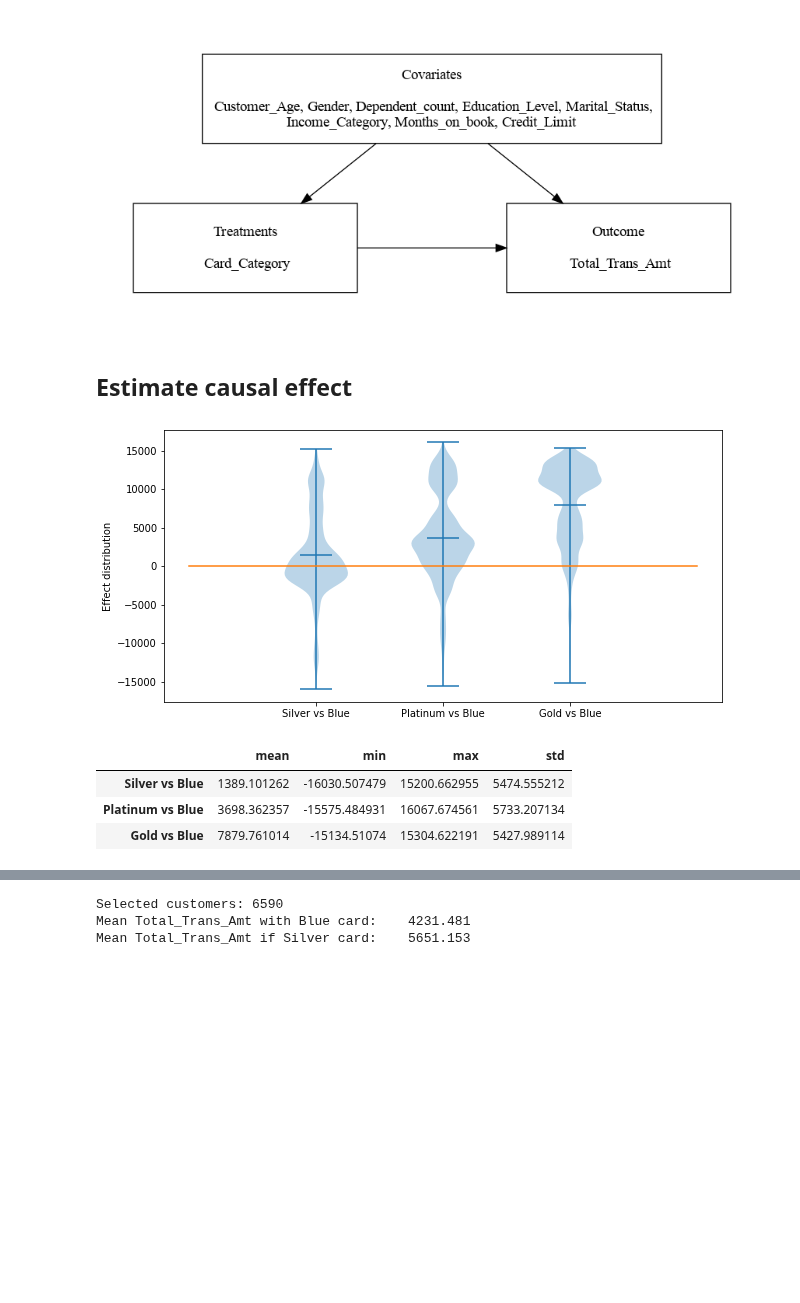
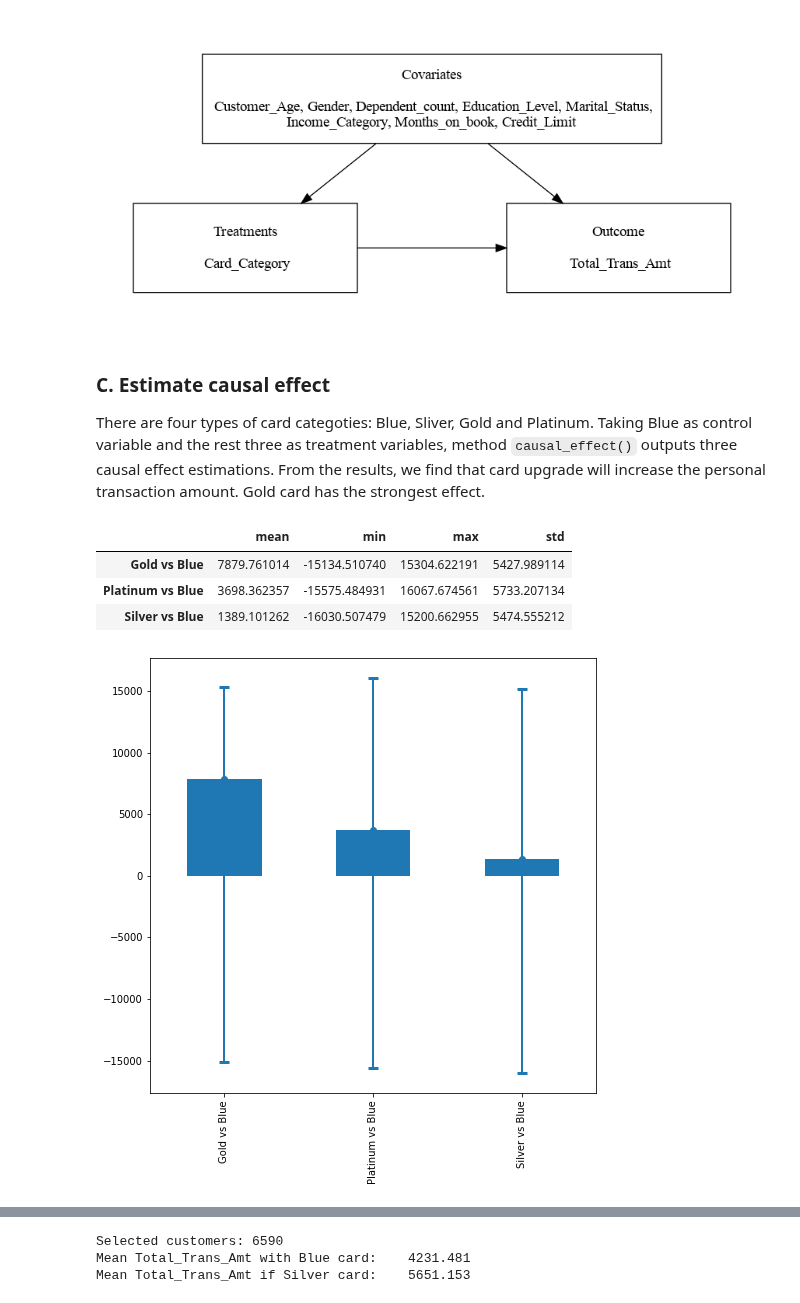
Before and after one commit to DataCanvasIO/YLearn, a Jupyter notebook: example_usages/case_study_bank.ipynb, the cells around one changed output, grey strips where cells are left out. Saved outputs shown, nothing was run; the diff lists cells and outputs as text; code cells hidden in the pictures; blank space fills up the shorter version.

```diff
--- a/example_usages/case_study_bank.ipynb
+++ b/example_usages/case_study_bank.ipynb
@@ -105,24 +116,26 @@ why.plot_causal_graph()
 # %% [output]
 [figure]
 # %% [markdown]
-## Estimate causal effect
+### C. Estimate causal effect
+
+There are four types of card categoties: Blue, Sliver, Gold and Platinum. Taking Blue as control variable and the rest three as treatment variables, method `causal_effect()` outputs three causal effect estimations.  From the results, we find that card upgrade will increase the personal transaction amount. Gold card has the strongest effect.
 # %%
-effect=why.causal_effect(control='Blue',return_detail=True)
-effect=effect.loc['Card_Category'].sort_values(by='mean')
-details=effect.pop('detail')
+effect=why.causal_effect(control='Blue')
+effect=effect.loc['Card_Category']
 
-plt.figure(figsize=(10, 5))
-plt.violinplot(details.tolist(), showmeans=True)
-plt.ylabel('Effect distribution')
-plt.xticks(range(1,len(effect)+1), details.index.tolist())
-plt.plot( [0, ]*(len(effect)+2) )
-plt.show()
+plt.figure(figsize=(8, 8))
+
+err =  [ (effect['mean'] - effect['min']).values,
+          (effect['max'] - effect['mean']).values,
+        ]
+plt.errorbar(effect.index, effect['mean'].values, yerr=err,  fmt='o', capsize=5, capthick=3, barsabove=True,elinewidth=2)
+effect['mean'].plot(kind='bar')
 
 effect
 # %% [output]
+|  | mean | min | max | std |
+| Gold vs Blue | 7879.761014 | -15134.510740 | 15304.622191 | 5427.989114 |
+| Platinum vs Blue | 3698.362357 | -15575.484931 | 16067.674561 | 5733.207134 |
+| Silver vs Blue | 1389.101262 | -16030.507479 | 15200.662955 | 5474.555212 |
-[figure, old version]
+[figure, new version]
-|  | mean | min | max | std |
-| Silver vs Blue | 1389.101262 | -16030.507479 | 15200.662955 | 5474.555212 |
-| Platinum vs Blue | 3698.362357 | -15575.484931 | 16067.674561 | 5733.207134 |
-| Gold vs Blue | 7879.761014 | -15134.51074 | 15304.622191 | 5427.989114 |
 # %% [markdown]
```
Also changed, not shown: parts of 22 cells of this notebook.
